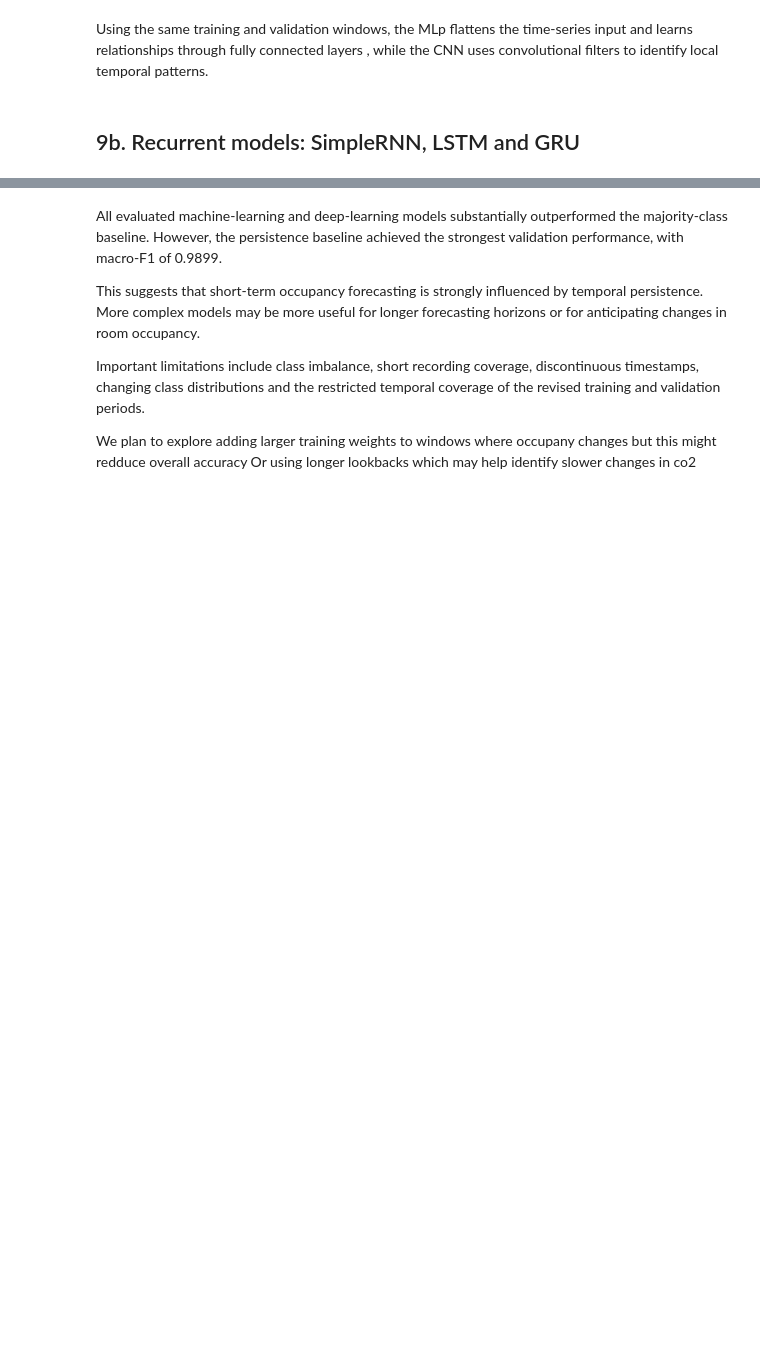
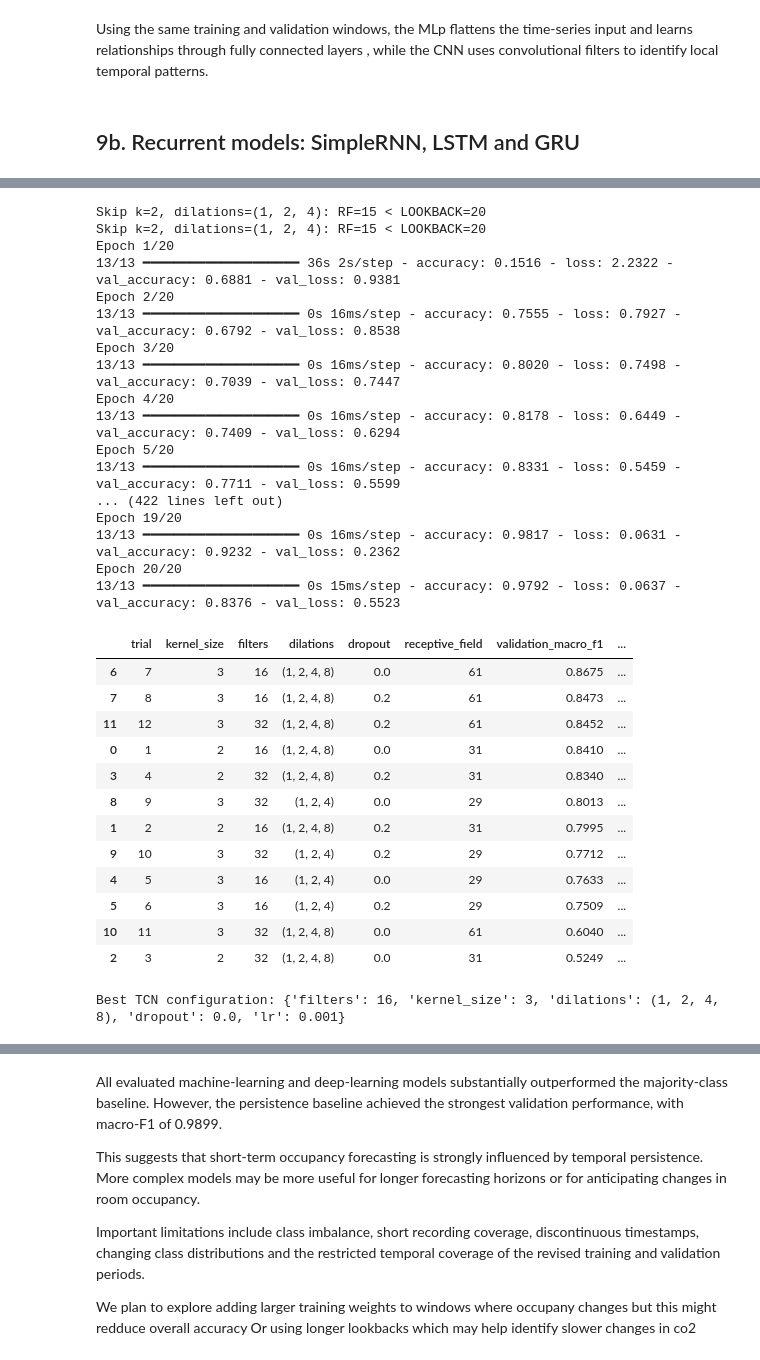
Before and after one commit to foner21/AISE4010_Section4_Group5, a Jupyter notebook: aise4010_section4group5_demo.ipynb, the cells around one changed output, grey strips where cells are left out. Drawn from its saved outputs; the diff is of its cells as text; code cells hidden in the pictures; blank space fills up the shorter version.

```diff
--- a/aise4010_section4group5_demo.ipynb
+++ b/aise4010_section4group5_demo.ipynb
@@ -1134,0 +1382,72 @@ else:
+# %%
+# B9. TCN grid search (validation only)
+from itertools import product
+import json
+
+tcn_grid = {'kernel_size': [2, 3], 'filters': [16, 32],
+            'dilations': [(1, 2, 4), (1, 2, 4, 8)], 'dropout': [0.0, 0.2]}
+tcn_trials = []
+best_tcn_model, best_tcn_config, best_tcn_key = None, None, None
+
+if RUN_DEEP_MODELS and RUN_GRID_SEARCH:
+    for k, f, dil, dr in product(tcn_grid['kernel_size'], tcn_grid['filters'],
+                                 tcn_grid['dilations'], tcn_grid['dropout']):
+        rf = tcn_receptive_field(k, dil)
+        if rf < LOOKBACK:
+            print(f'Skip k={k}, dilations={dil}: RF={rf} < LOOKBACK={LOOKBACK}')
+            continue
+        tf.keras.backend.clear_session(); tf.keras.utils.set_random_seed(SEED)
+        cfg = dict(filters=f, kernel_size=k, dilations=dil, dropout=dr, lr=0.001)
+        model = build_tcn(**cfg)
+        history, pred, elapsed = fit_and_predict(model)
+        macro_f1 = f1_score(y_val, pred, labels=all_classes, average='macro', zero_division=0)
+        params = model.count_params()
+        tcn_trials.append({'trial': len(tcn_trials) + 1, 'kernel_size': k, 'filters': f,
+                           'dilations': str(dil), 'dropout': dr, 'receptive_field': rf,
+                           'validation_macro_f1': macro_f1,
+                           'validation_accuracy': accuracy_score(y_val, pred),
+                           'epochs': len(history.history['loss']),
+                           'parameters': params, 'training_seconds': elapsed})
+        key = (macro_f1, -params)                         # higher F1 first, then fewer params
+        if best_tcn_key is None or key > best_tcn_key:
+            best_tcn_key, best_tcn_config, best_tcn_model = key, cfg, model
+            best_tcn_seconds = elapsed
+
+    tcn_trials_df = pd.DataFrame(tcn_trials)
+    display(tcn_trials_df.sort_values(['validation_macro_f1', 'parameters'],
+                                      ascending=[False, True]).round(4))
+    print('Best TCN configuration:', best_tcn_config)
+else:
+    print('TCN grid search skipped by configuration.')
+# %% [output]
+Skip k=2, dilations=(1, 2, 4): RF=15 < LOOKBACK=20
+Skip k=2, dilations=(1, 2, 4): RF=15 < LOOKBACK=20
+Epoch 1/20
+13/13 ━━━━━━━━━━━━━━━━━━━━ 36s 2s/step - accuracy: 0.1516 - loss: 2.2322 - val_accuracy: 0.6881 - val_loss: 0.9381
+Epoch 2/20
+13/13 ━━━━━━━━━━━━━━━━━━━━ 0s 16ms/step - accuracy: 0.7555 - loss: 0.7927 - val_accuracy: 0.6792 - val_loss: 0.8538
+Epoch 3/20
+13/13 ━━━━━━━━━━━━━━━━━━━━ 0s 16ms/step - accuracy: 0.8020 - loss: 0.7498 - val_accuracy: 0.7039 - val_loss: 0.7447
+Epoch 4/20
+13/13 ━━━━━━━━━━━━━━━━━━━━ 0s 16ms/step - accuracy: 0.8178 - loss: 0.6449 - val_accuracy: 0.7409 - val_loss: 0.6294
+Epoch 5/20
+13/13 ━━━━━━━━━━━━━━━━━━━━ 0s 16ms/step - accuracy: 0.8331 - loss: 0.5459 - val_accuracy: 0.7711 - val_loss: 0.5599
+... (422 lines left out)
+Epoch 19/20
+13/13 ━━━━━━━━━━━━━━━━━━━━ 0s 16ms/step - accuracy: 0.9817 - loss: 0.0631 - val_accuracy: 0.9232 - val_loss: 0.2362
+Epoch 20/20
+13/13 ━━━━━━━━━━━━━━━━━━━━ 0s 15ms/step - accuracy: 0.9792 - loss: 0.0637 - val_accuracy: 0.8376 - val_loss: 0.5523
+|  | trial | kernel_size | filters | dilations | dropout | receptive_field | validation_macro_f1 | ... |
+| 6 | 7 | 3 | 16 | (1, 2, 4, 8) | 0.0 | 61 | 0.8675 | ... |
+| 7 | 8 | 3 | 16 | (1, 2, 4, 8) | 0.2 | 61 | 0.8473 | ... |
+| 11 | 12 | 3 | 32 | (1, 2, 4, 8) | 0.2 | 61 | 0.8452 | ... |
+| 0 | 1 | 2 | 16 | (1, 2, 4, 8) | 0.0 | 31 | 0.8410 | ... |
+| 3 | 4 | 2 | 32 | (1, 2, 4, 8) | 0.2 | 31 | 0.8340 | ... |
+| 8 | 9 | 3 | 32 | (1, 2, 4) | 0.0 | 29 | 0.8013 | ... |
+| 1 | 2 | 2 | 16 | (1, 2, 4, 8) | 0.2 | 31 | 0.7995 | ... |
+| 9 | 10 | 3 | 32 | (1, 2, 4) | 0.2 | 29 | 0.7712 | ... |
+| 4 | 5 | 3 | 16 | (1, 2, 4) | 0.0 | 29 | 0.7633 | ... |
+| 5 | 6 | 3 | 16 | (1, 2, 4) | 0.2 | 29 | 0.7509 | ... |
+| 10 | 11 | 3 | 32 | (1, 2, 4, 8) | 0.0 | 61 | 0.6040 | ... |
+| 2 | 3 | 2 | 32 | (1, 2, 4, 8) | 0.0 | 31 | 0.5249 | ... |
+Best TCN configuration: {'filters': 16, 'kernel_size': 3, 'dilations': (1, 2, 4, 8), 'dropout': 0.0, 'lr': 0.001}
```
Also changed, not shown: parts of 16 cells of this notebook.
